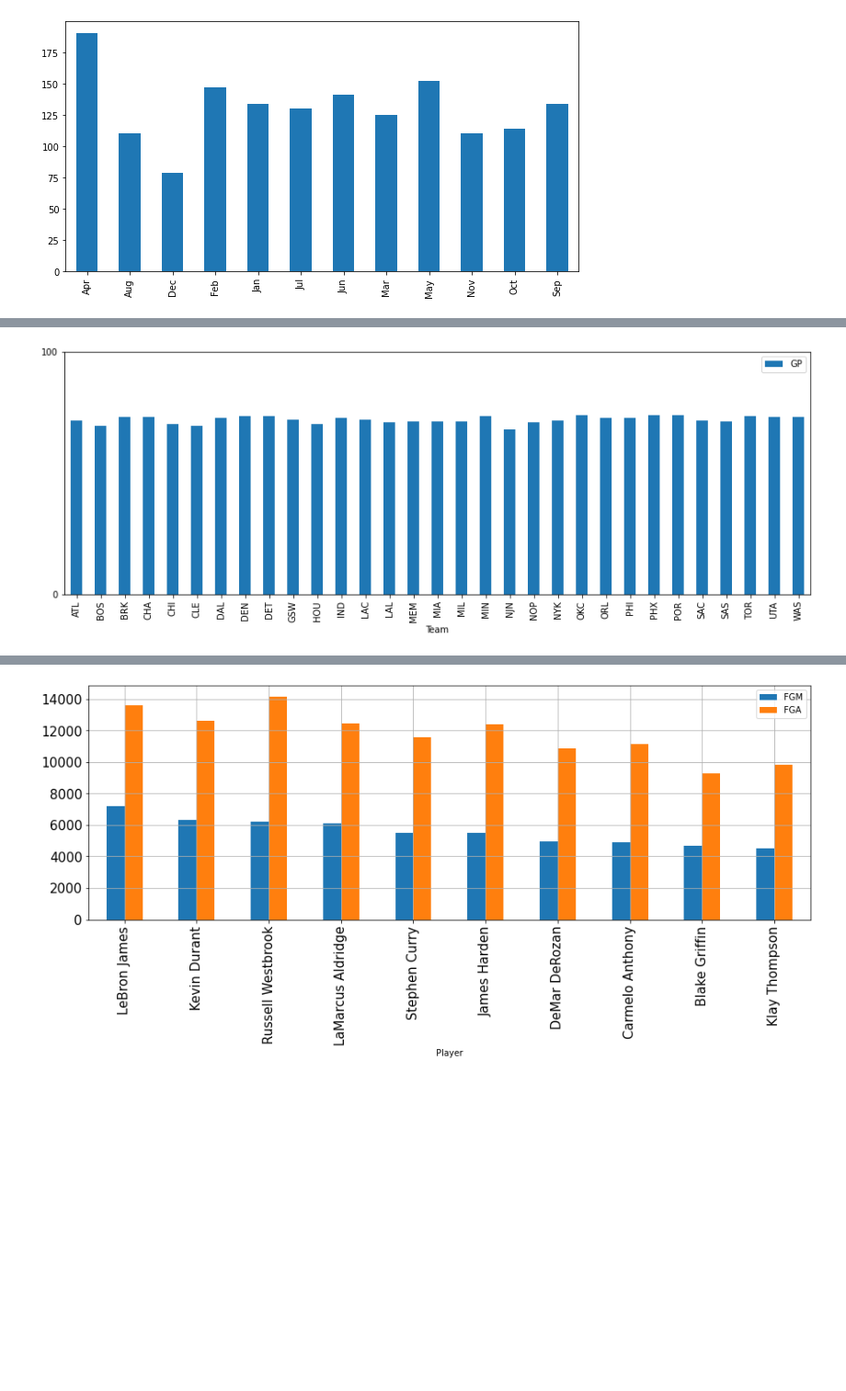
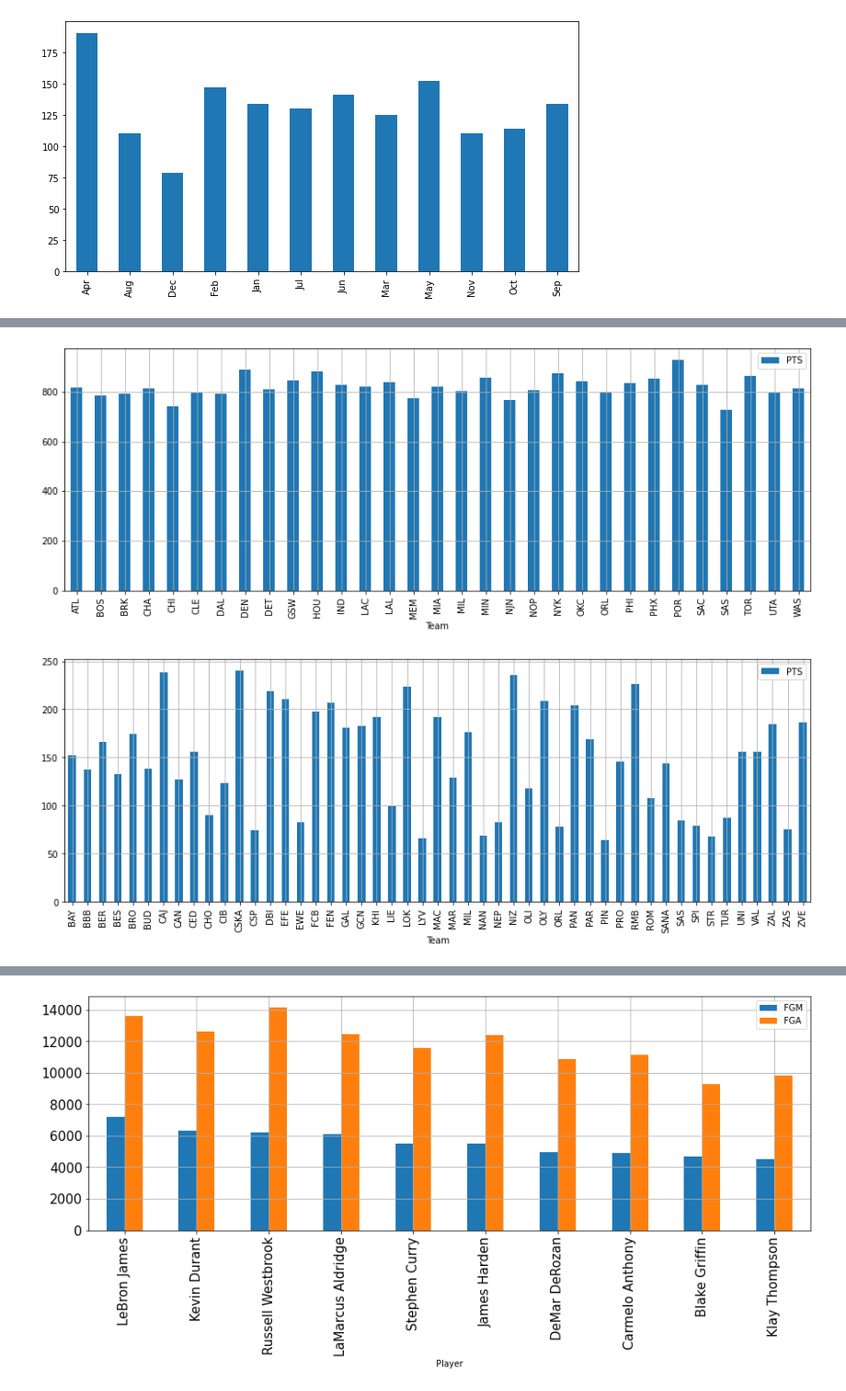
Before and after one commit to aleksperic/Basketball-player-stats, a Jupyter notebook: Basketball_player_stats.ipynb, the cells around one changed output, grey strips where cells are left out. Shown: that part at 92% size. Drawn from its saved outputs; the diff is of its cells as text; code cells hidden in the pictures; blank space fills up the shorter version.

```diff
--- a/Basketball_player_stats.ipynb
+++ b/Basketball_player_stats.ipynb
@@ -282,9 +364,8 @@ plt.show()
 # %% [output]
 [figure]
 # %%
-#Grupisanje po timovima i prosek njihovih numerickih vrednosti
-nba_timovi = nba_regular.groupby(['Team'])
-nba_timovi_prosek = nba_timovi.mean()
+# Grupisanje NBA po timovima i prosek njihovih numerickih vrednosti
+nba_timovi_prosek = (nba_regular.groupby(['Team'])).mean()
 nba_timovi_prosek
 # %% [output]
 |  | GP | MIN | FGM | FGA | 3PM | 3PA | FTM | FTA | TOV | PF | ORB | ... |
@@ -305,3 +386,7 @@ nba_timovi_prosek
 | TOR | 73.467532 | 1943.397403 | 318.103896 | 684.506494 | 70.142857 | 194.181818 | 158.064935 | 199.337662 | 104.077922 | 169.753247 | 82.883117 | ... |
 | UTA | 73.135802 | 1845.988889 | 295.691358 | 638.506173 | 60.209877 | 168.320988 | 142.666667 | 189.259259 | 107.641975 | 157.950617 | 85.024691 | ... |
 | WAS | 73.166667 | 1885.766667 | 309.030303 | 663.500000 | 64.257576 | 175.878788 | 130.606061 | 170.863636 | 110.045455 | 155.196970 | 78.060606 | ... |
+# %%
+# Grupisanje evrolige po timovima i prosek njihovih numerickih vrednosti
+euroleague_timovi = (euroleague.groupby(['Team'])).mean()
+euroleague_timovi
@@ -314,7 +418,9 @@ nba_timovi_prosek
 # %%
 # Prikaz proseka odigranih utakmica u regularnom delu NBA lige po timovima
 # Prema prikazanim podacima, mozemo zakljuciti da su timovi prilicno ujednaceni u odigranim utakmicama
-nba_timovi_prosek.plot(kind='bar', y=['GP'], figsize=(15,5), yticks=(0,100))
+nba_timovi_prosek.plot(kind='bar', y=['PTS'], figsize=(15,5), grid=True)
+euroleague_timovi.plot(kind='bar', y=['PTS'], figsize=(15,5), grid=True)
 plt.show()
 # %% [output]
-[figure, old version]
+[figure, new version]
+[figure, added]
```
Also changed, not shown: parts of 17 cells of this notebook.
